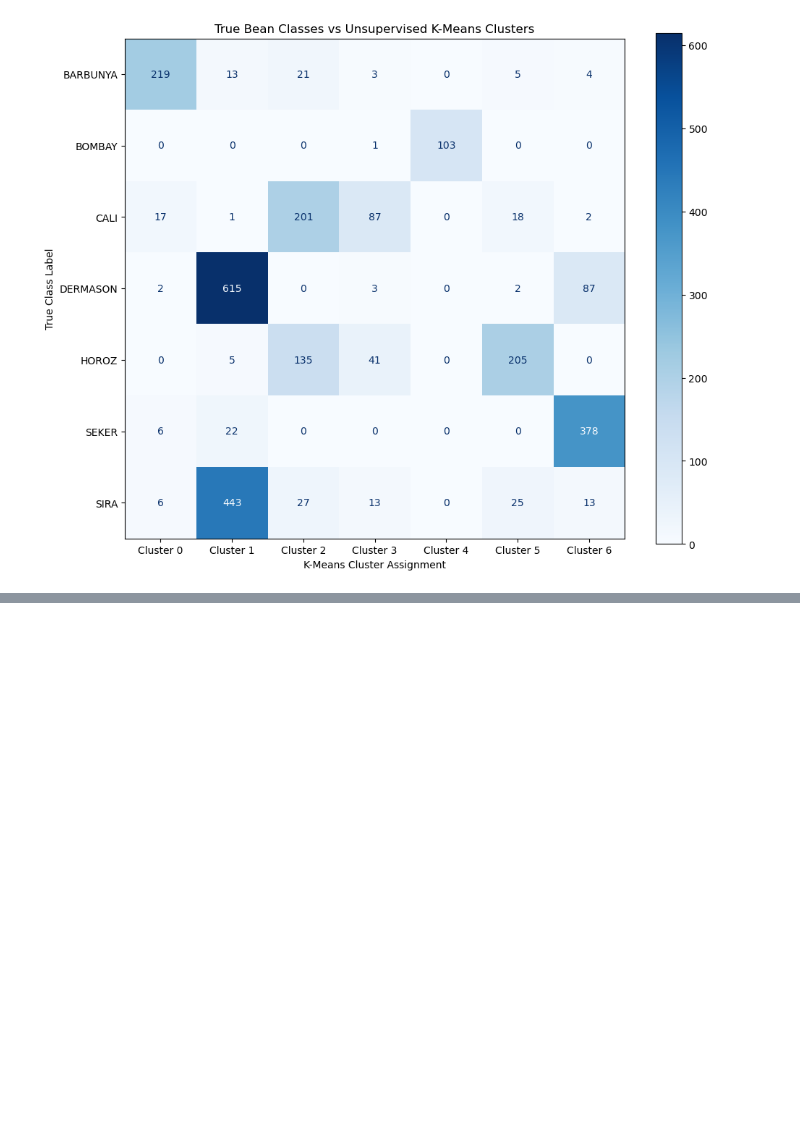
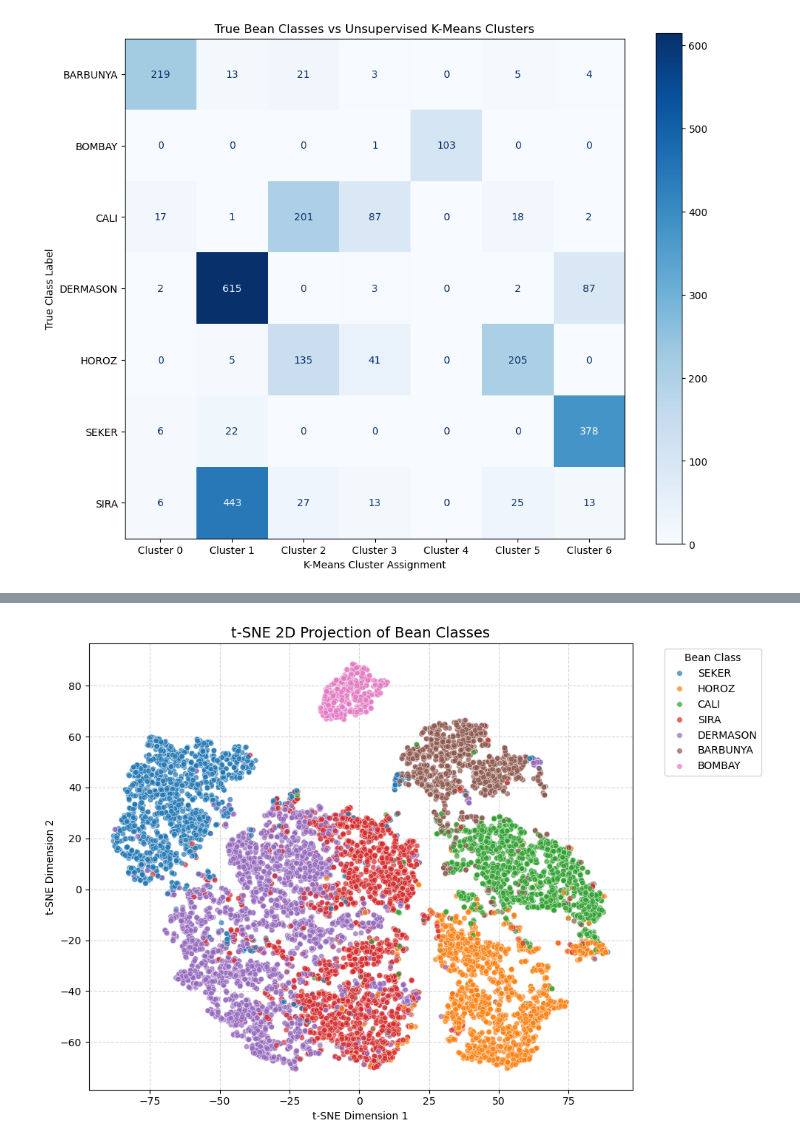
Before and after one commit to BUR073/AI-module-ARU, a Jupyter notebook: FinalProject/task1/task1.ipynb, the cells around one changed output, grey strips where cells are left out. Cells and saved outputs as stored; diff of their text form; code cells hidden in the pictures; blank space fills up the shorter version.

```diff
--- a/FinalProject/task1/task1.ipynb
+++ b/FinalProject/task1/task1.ipynb
@@ -526,0 +527,29 @@ Showing feature importance for class: BARBUNYA
+# %%
+import matplotlib.pyplot as plt
+import seaborn as sns
+from sklearn.manifold import TSNE
+
+# 1. Fit t-SNE using 'n_iter' instead of 'max_iter'
+tsne = TSNE(n_components=2, perplexity=30, random_state=42, n_iter=1000)
+X_tsne = tsne.fit_transform(X_train_scaled)
+
+# 2. Plot results
+plt.figure(figsize=(10, 7))
+sns.scatterplot(
+    x=X_tsne[:, 0],
+    y=X_tsne[:, 1],
+    hue=class_names[y_train],
+    palette='tab10',
+    alpha=0.7,
+    s=30
+)
+
+plt.title('t-SNE 2D Projection of Bean Classes', fontsize=14)
+plt.xlabel('t-SNE Dimension 1')
+plt.ylabel('t-SNE Dimension 2')
+plt.legend(title='Bean Class', bbox_to_anchor=(1.05, 1), loc='upper left')
+plt.grid(True, linestyle='--', alpha=0.5)
+plt.tight_layout()
+plt.show()
+# %% [output]
+[figure, added]
```
Also changed, not shown: parts of 5 cells of this notebook.
